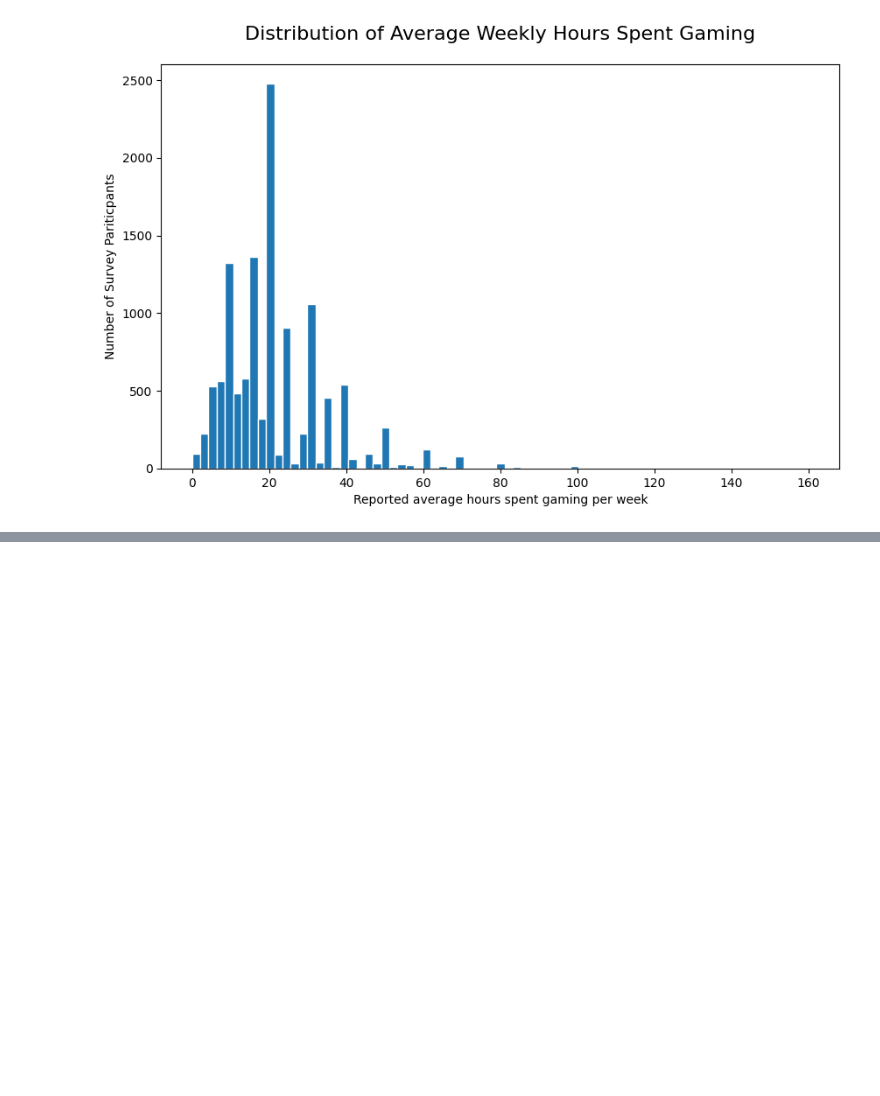
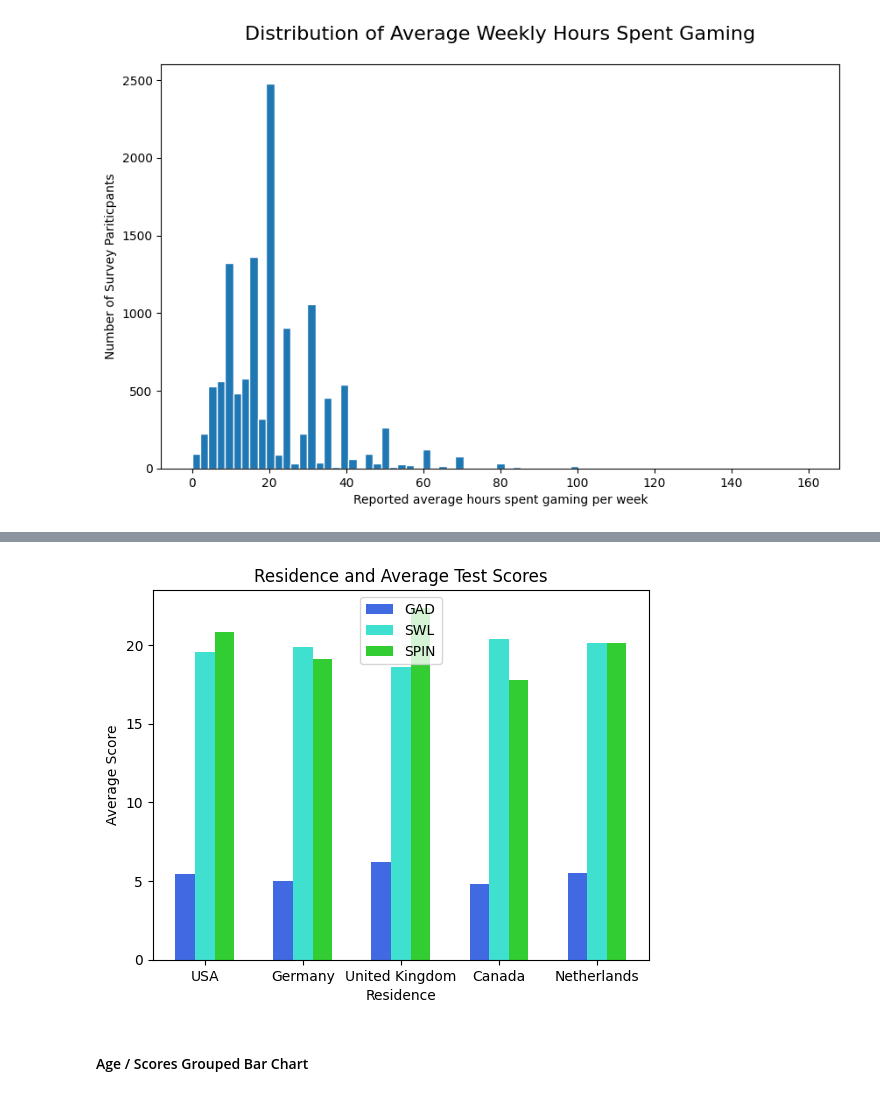
Before and after one commit to amallred/gaming-mental-health-analysis, a Jupyter notebook: data_cleaning.ipynb, the cells around one changed output, grey strips where cells are left out. Cells and saved outputs as stored; diff of their text form; code cells hidden in the pictures; blank space fills up the shorter version.

```diff
--- a/data_cleaning.ipynb
+++ b/data_cleaning.ipynb
@@ -664,0 +802,6 @@ Name: count, dtype: int64
+# %%
+# Make new df with just the top 5 countries represented
+top10_countries = clean_df['Residence_ISO3'].value_counts().head(5).index
+
+top10_countries_df = clean_df[clean_df['Residence_ISO3'].isin(top10_countries)]
+top10_countries_df['Residence_ISO3'].value_counts()
@@ -664,0 +816,25 @@ Name: count, dtype: int64
+# %%
+x = np.arange(5)
+residence_GAD_scores = top10_countries_df.groupby('Residence_ISO3')['GAD_Total'].mean()
+residence_SWL_scores = top10_countries_df.groupby('Residence_ISO3')['SWL_Total'].mean()
+residence_SPIN_scores = top10_countries_df.groupby('Residence_ISO3')['SPIN_Total'].mean()
+width=.2
+
+plt.bar(x-0.2, residence_GAD_scores, width, color='royalblue')
+plt.bar(x, residence_SWL_scores, width, color='turquoise')
+plt.bar(x+0.2, residence_SPIN_scores, width, color='limegreen')
+
+plt.xticks(x, ['USA', 'Germany', 'United Kingdom', 'Canada', 'Netherlands'])
+plt.xlabel('Residence')
+plt.ylabel('Average Score')
+plt.legend(['GAD', 'SWL', 'SPIN'])
+plt.title('Residence and Average Test Scores')
+
+# Save figure as image
+# plt.savefig('plots/Residence_scores_grouped_bar_chart.png')
+
+plt.show()
+# %% [output]
+[figure, added]
+# %% [markdown]
+#### Age / Scores Grouped Bar Chart
```
Also changed, not shown: parts of 20 cells of this notebook, 6 other files.
